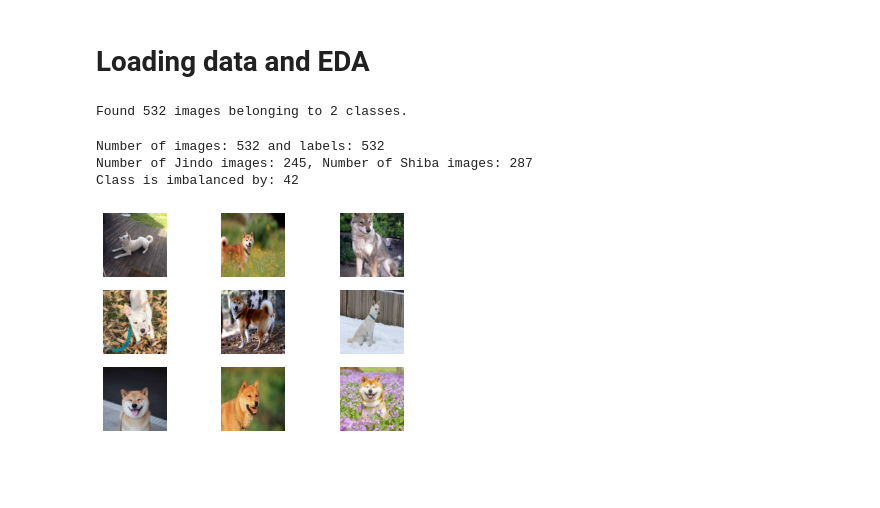
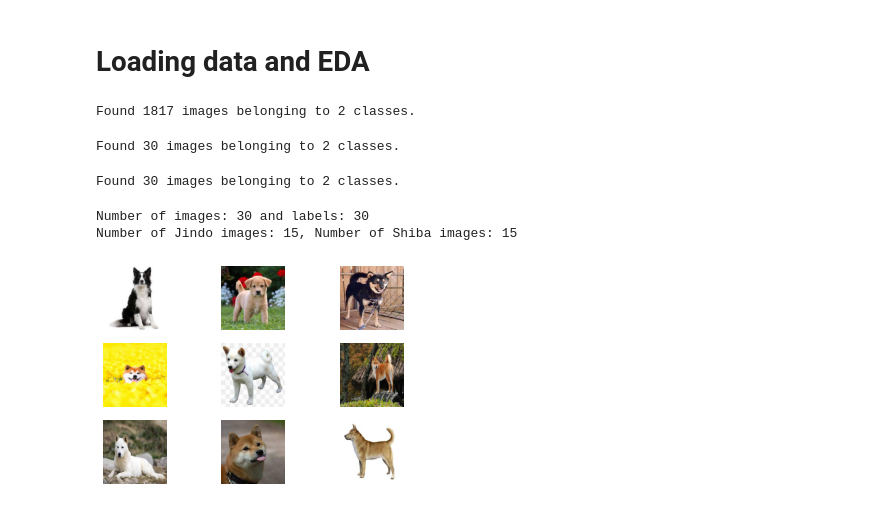
Before and after one commit to rmei97/shiba_vs_jindo, a Jupyter notebook: cnn_notebook.ipynb, the cells around one changed output. Saved outputs shown, nothing was run; the diff lists cells and outputs as text; code cells hidden in the pictures; blank space fills up the shorter version.

Commit message:
Finished transfer learning, cleaned notebook, saved images

```diff
--- a/cnn_notebook.ipynb
+++ b/cnn_notebook.ipynb
@@ -96,24 +147,51 @@ def pickle_save(model,name):
 # %% [markdown]
 # Loading data and EDA
 # %%
-# get all the data in the directory split/test, and reshape them
-data_all = ImageDataGenerator(rescale = 1./225).flow_from_directory(
-        './data',
+#Train data
+train_data = ImageDataGenerator(rescale = 1./225).flow_from_directory(
+        './train',
         target_size=(224, 224),
-        batch_size = 532,
+        batch_size = 1817,
         classes = ['jindo','shiba'],
         class_mode = 'binary',
          seed = random_seed
 )
 
-images, labels = next(data_all)
+X_train, y_train = next(train_data)
 # %% [output]
-Found 532 images belonging to 2 classes.
+Found 1817 images belonging to 2 classes.
+# %%
+#Test Data
+train_data = ImageDataGenerator(rescale = 1./225).flow_from_directory(
+        './test',
+        target_size=(224, 224),
+        batch_size = 30,
+        classes = ['jindo','shiba'],
+        class_mode = 'binary',
+         seed = random_seed
+)
+
+X_test, y_test = next(train_data)
+# %% [output]
+Found 30 images belonging to 2 classes.
+# %%
+#Val Data
+train_data = ImageDataGenerator(rescale = 1./225).flow_from_directory(
+        './val',
+        target_size=(224, 224),
+        batch_size = 30,
+        classes = ['jindo','shiba'],
+        class_mode = 'binary',
+         seed = random_seed
+)
+
+X_val, y_val = next(train_data)
+# %% [output]
+Found 30 images belonging to 2 classes.
 # %%
 plt.axis('off')
-check_data(images,labels)
+check_data(X_val,y_val)
 # %% [output]
-Number of images: 532 and labels: 532
-Number of Jindo images: 245, Number of Shiba images: 287
-Class is imbalanced by: 42
+Number of images: 30 and labels: 30
+Number of Jindo images: 15, Number of Shiba images: 15
-[figure, old version]
+[figure, new version]
```
Also changed, not shown: parts of 84 cells of this notebook.
